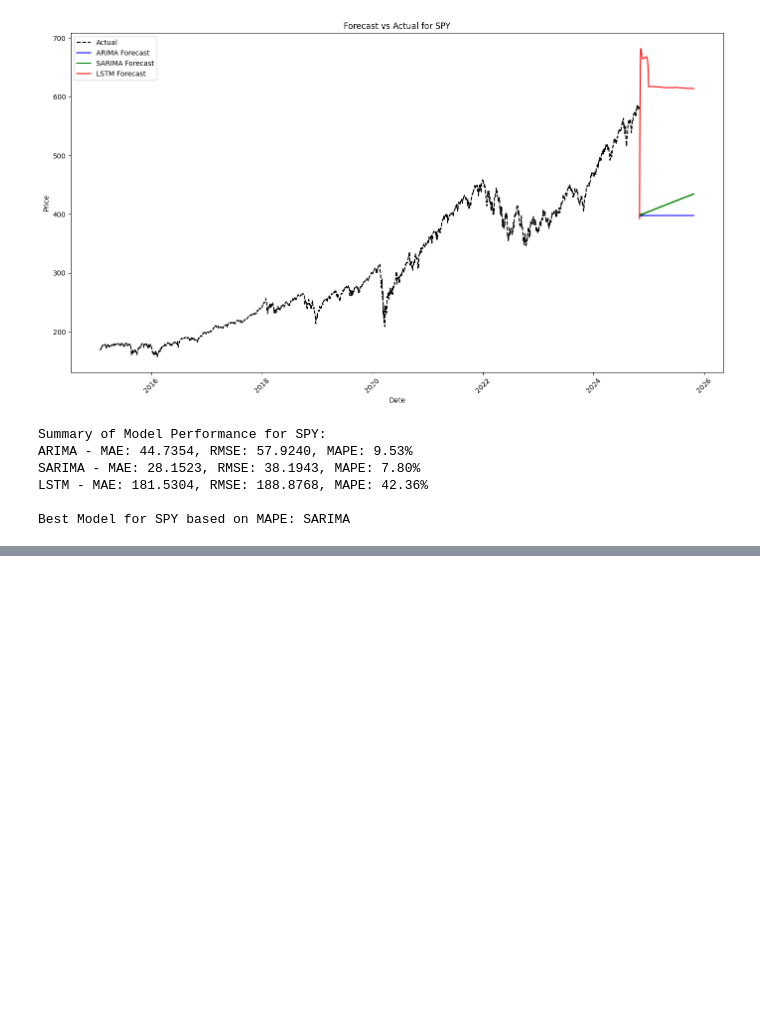
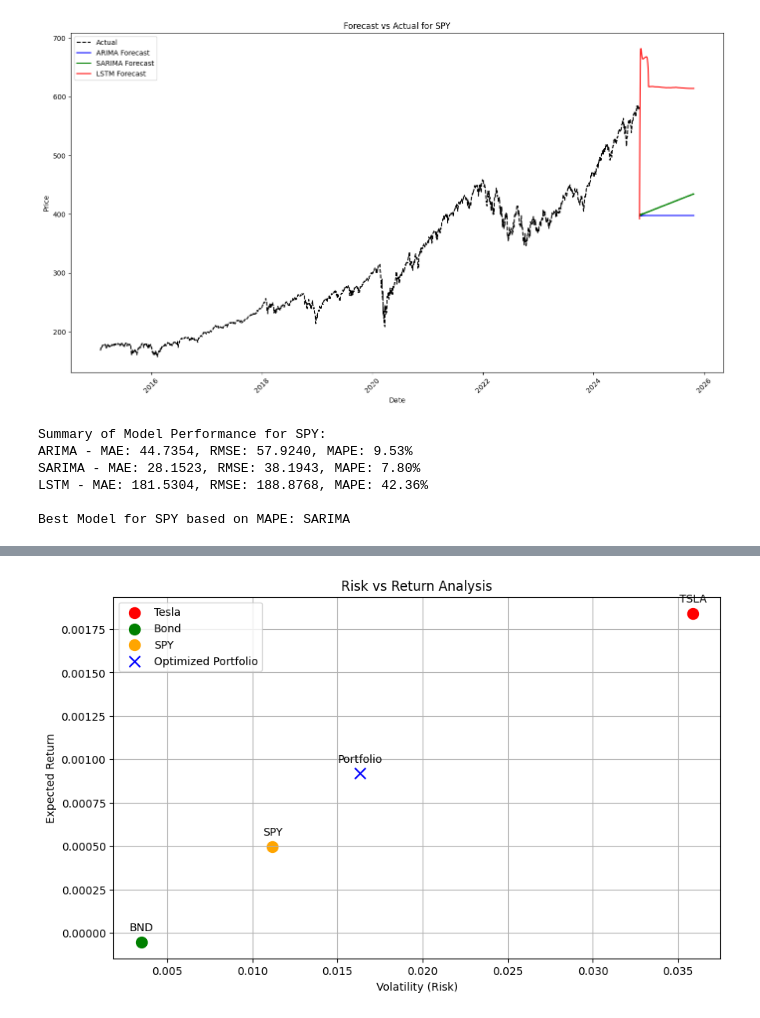
Before and after one commit to amannnnnyyyy/Finance-Forecast-Portfolio-Optimizer, a Jupyter notebook: notebooks/portfoliomgt.ipynb, the cells around one changed output, grey strips where cells are left out. Cells and saved outputs as stored; diff of their text form; code cells hidden in the pictures; blank space fills up the shorter version.

```diff
--- a/notebooks/portfoliomgt.ipynb
+++ b/notebooks/portfoliomgt.ipynb
@@ -445,0 +757,27 @@ Best Model for SPY based on MAPE: SARIMA
+# %%
+# Plot Risk vs Return for the assets and portfolio
+returns = [mean_returns['TSLA_daily_return'], mean_returns['BND_daily_return'], mean_returns['SPY_daily_return'], average_portfolio_return]
+volatility = [df['TSLA_daily_return'].std(), df['BND_daily_return'].std(), df['SPY_daily_return'].std(), portfolio_volatility]
+
+plt.figure(figsize=(10, 6))
+
+# Scatter plot for individual assets with separate colors and labels
+plt.scatter(volatility[0], returns[0], color='red', label='Tesla', s=100)
+plt.scatter(volatility[1], returns[1], color='green', label='Bond', s=100)
+plt.scatter(volatility[2], returns[2], color='orange', label='SPY', s=100)
+
+# Scatter plot for the optimized portfolio
+plt.scatter(portfolio_volatility, average_portfolio_return, color='blue', label="Optimized Portfolio", marker='x', s=100)
+
+# Add labels and legend
+for i, txt in enumerate(['TSLA', 'BND', 'SPY', 'Portfolio']):
+    plt.annotate(txt, (volatility[i], returns[i]), textcoords="offset points", xytext=(0,10), ha='center')
+
+plt.title("Risk vs Return Analysis")
+plt.xlabel("Volatility (Risk)")
+plt.ylabel("Expected Return")
+plt.legend()
+plt.grid(True)
+plt.show()
+# %% [output]
+[figure, added]
```
Also changed, not shown: parts of 14 cells of this notebook, 1 other file.
